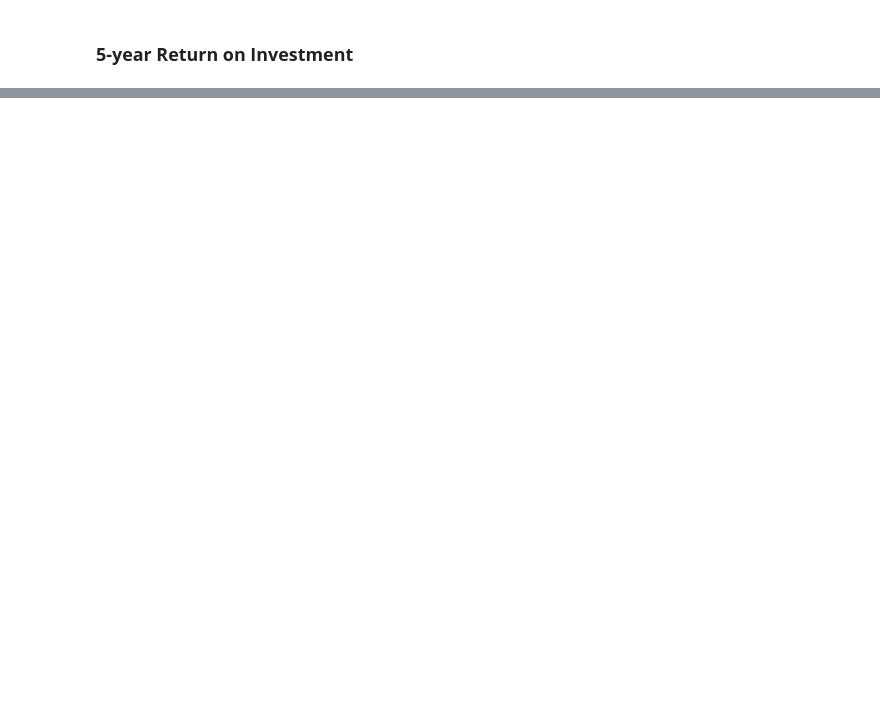
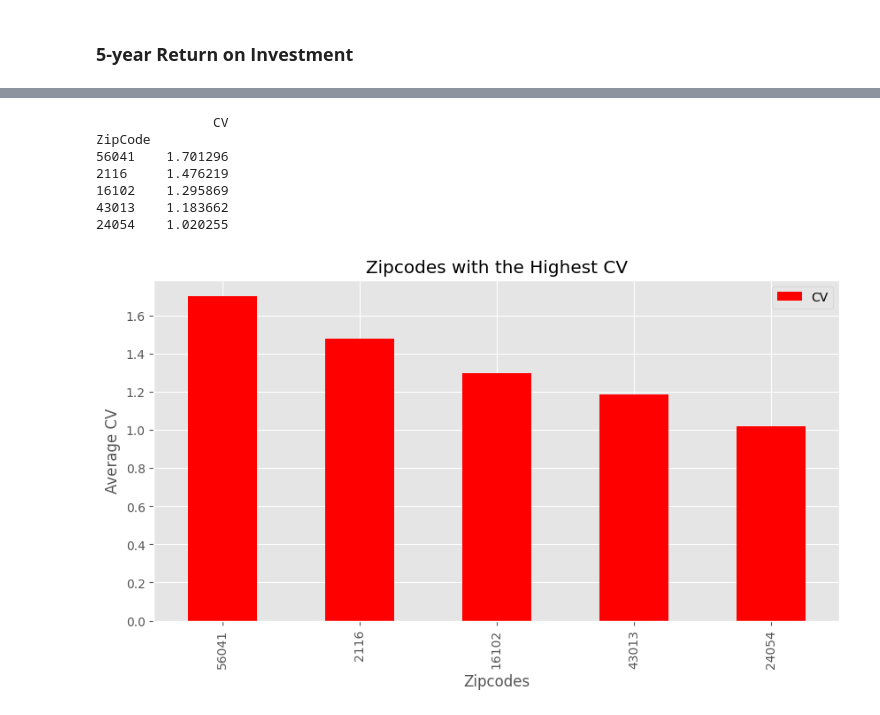
Before and after one commit to charles4data/Forecasting-Real-Estate-Prices---Time-Series-Modeling, a Jupyter notebook: Time_series_Analysis_Project.ipynb, the cells around one changed output, grey strips where cells are left out. Saved outputs shown, nothing was run; the diff lists cells and outputs as text; code cells hidden in the pictures; blank space fills up the shorter version.

```diff
--- a/Time_series_Analysis_Project.ipynb
+++ b/Time_series_Analysis_Project.ipynb
@@ -200,0 +234,8 @@ data.head()
+# %%
+# replacing the missing values bin Metro with 'missing'
+data.Metro.fillna('missing', inplace=True)
+
+# interpolate missing values on date columns
+data.interpolate(method="pad", inplace=True)
+
+data.isna().sum().sum()
@@ -656,0 +510,26 @@ data_top10.shape
+# %%
+# Create a DataFrame of the top 5 zip codes
+top_zipcodes_CV = pd.DataFrame(top_zipcodes_df.groupby("ZipCode")["CV"].mean().sort_values(ascending=False).head(5))
+print(top_zipcodes_CV)
+
+# Create a bar chart of the average CV
+fig, ax = plt.subplots(1, 1, figsize=(10, 5))
+top_zipcodes_CV.plot(kind='bar', ax=ax, color="red")
+
+# Set the title, labels, and ticks
+plt.title("Zipcodes with the Highest CV")
+ax.set_ylabel("Average CV");
+ax.set_xlabel("Zipcodes")
+# plt.xticks(fontsize= 18)
+
+# Show the bar chart
+plt.show()
+# %% [output]
+               CV
+ZipCode
+56041    1.701296
+2116     1.476219
+16102    1.295869
+43013    1.183662
+24054    1.020255
+[figure, added]
```
Also changed, not shown: parts of 115 cells of this notebook, 9 other files.
